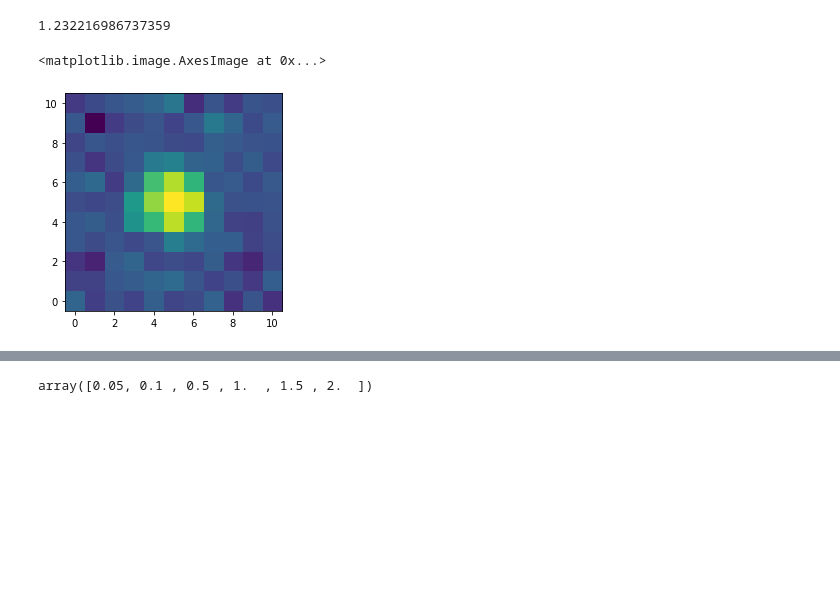
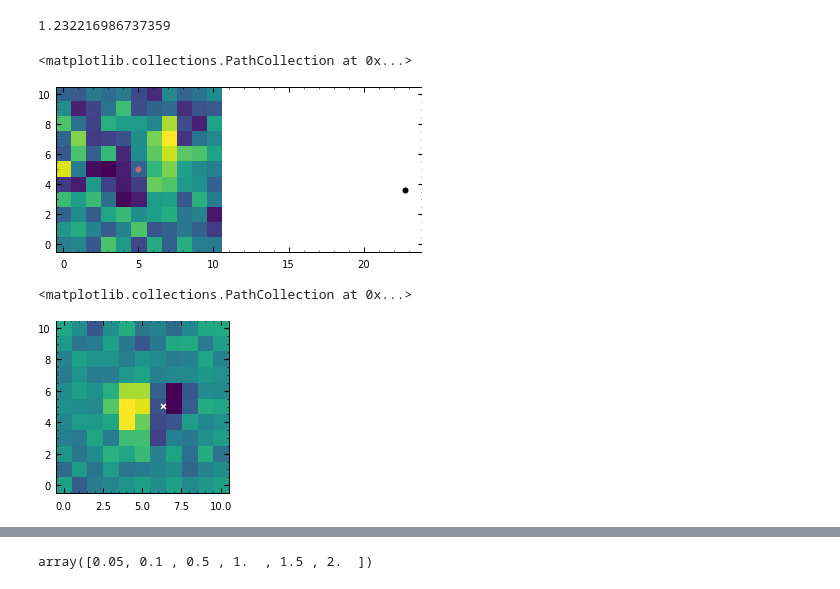
Before and after one commit to Higgins00/AstroResearch, a Jupyter notebook: Simulations.ipynb, the cells around one changed output, grey strips where cells are left out. Cells and saved outputs as stored; diff of their text form; code cells hidden in the pictures; blank space fills up the shorter version.

Commit message:
paper revison sims

```diff
--- a/Simulations.ipynb
+++ b/Simulations.ipynb
@@ -508,7 +508,7 @@ def Simulate_Random_Image(imageshape=(11,11),separation=None,backgroundnoise=0,s
     freq1 = 1 #per day
     freq2 = 0 #per day
     for i in np.arange(len(freqs1)):
-        signal1 += relamps1[i] * np.sin(time*2*np.pi*freqs1[i])
+        signal1 += relamps1[i] * np.sin(time*2*np.pi*freqs1[i]+np.pi)#get rid of +np.pi
     #signal1 = relamp * np.sin(time*2*np.pi*freq1)
     for i in np.arange(len(freqs2)):
         signal1 += relamps2[i] * np.sin(time*2*np.pi*freqs2[i])
@@ -621,7 +621,7 @@ def Simulate_Random_Image(imageshape=(11,11),separation=None,backgroundnoise=0,s
     signal1 = time*0
     signal2 = time*0
     for i in np.arange(len(freqs1)):
-        signal1 += relamps1[i] * np.sin(time*2*np.pi*freqs1[i])
+        signal1 += relamps1[i] * np.sin(time*2*np.pi*freqs1[i]+np.pi)#get rid of +np.pi
     #signal1 = relamp * np.sin(time*2*np.pi*freq1)
     for i in np.arange(len(freqs2)):
         signal2 += relamps2[i] * np.sin(time*2*np.pi*freqs2[i])
@@ -3053,7 +3055,7 @@ for n in tqdm_notebook(np.arange(0,100)):
             fitsy[0:0]=[cfr.params['y'].value]
             xerr[0:0]=[cfr.params['x'].stderr]
             yerr[0:0]=[cfr.params['y'].stderr]
-            relerr[0:0] = [cfr.params['height0'].stderr/cfr.params['height0'].value]
+            #relerr[0:0] = [cfr.params['height0'].stderr/cfr.params['height0'].value]
             positionxstar1[0:0] = [5]
             positionystar1[0:0] = [5]
             positionxstar2[0:0] = [5]
@@ -3072,14 +3074,13 @@ data_frame =  pd.DataFrame({'redchi':np.asarray(redchi),
                             'y fit star 1': np.asarray(fitsy),
                             'x stderr': np.asarray(xerr),
                             'y stderr': np.asarray(yerr),
-                            'amplitude error':np.asarray(relerr),
-                            'separation': np.asarray(separation),
+                            'separation': np.asarray(separation),#'amplitude error':np.asarray(relerr)
                             'star1 flux': np.asarray(star1flux),
                             'star2 flux': np.asarray(star2flux),
                             'freqs analyzed':np.asarray(freq_list)})
 
 
-data_frame.to_csv('paper_revision.csv')
+data_frame.to_csv('paper_revision_oppositephase.csv')
 # %% [output]
 Please use `tqdm.notebook.tqdm` instead of `tqdm.tqdm_notebook`
   for n in tqdm_notebook(np.arange(0,100)):
@@ -3090,8 +3091,8 @@ Please use `tqdm.notebook.tqdm` instead of `tqdm.tqdm_notebook`
 # %%
 freqs11 = [0.24783128, 0.69039098, 1.38013074, 2.52700119, 3.34108026, 4.79305406, 5.79621597, 6.36944641]
 freqs22 = [0.69039098 , 1.38013074, 1.9042865 , 2.83989113, 3.34108026, 6.10200123, 6.2921917 , 6.36944641]
-frequency_list = [0.24783128, 2.52700119, 4.79305406, 5.79621597]
-image = Simulate_Random_Image(separation=4,star1flux=1000,star2flux=1000,star1pos=[5,5],freqs1 = freqs11, freqs2=freqs22,relamps1=[.05,.05,.05,.05,.05,.05,.05,.05],relamps2=[.05,.05,.05,.05,.05,.05,.05,.05])
+frequency_list = [0.69039098,1.38013074,3.34108026,6.36944641]
+image = Simulate_Random_Image(separation=1.5,star1flux=1000,star2flux=1000,star1pos=[5,5],freqs1 = freqs11, freqs2=freqs22,relamps1=[.05,.05,.05,.05,.05,.05,.05,.05],relamps2=[.05,.05,.05,.05,.05,.05,.05,.05])
 lightcurve = Create_LightCurve(image)
 initial_phases = Obtain_Initial_Phase(sum(sum(lightcurve)),frequency_list)
 final_phases = Obtain_Final_Phase(sum(sum(lightcurve)),frequency_list, initial_phases)
@@ -3146,6 +3147,15 @@ cfr.redchi
 # %%
 a=0
 plt.imshow(heatmap[a].reshape(11,11)/heatmap_error[a].reshape(11,11),origin = 'lower')
+plt.scatter(cfr.params['x'].value,cfr.params['y'].value)
+plt.scatter(5,5)
 # %% [output]
-<matplotlib.image.AxesImage at 0x...>
+<matplotlib.collections.PathCollection at 0x...>
-[figure, old version]
+[figure, new version]
+# %%
+a=0
+plt.imshow(heatmap[a].reshape(11,11)/heatmap_error[a].reshape(11,11),origin = 'lower')
+plt.scatter(cfr.params['x'].value,cfr.params['y'].value,marker='x',c='w')
+# %% [output]
+<matplotlib.collections.PathCollection at 0x...>
+[figure, added]
```
Also changed, not shown: parts of 12 cells of this notebook, 4 other files.
